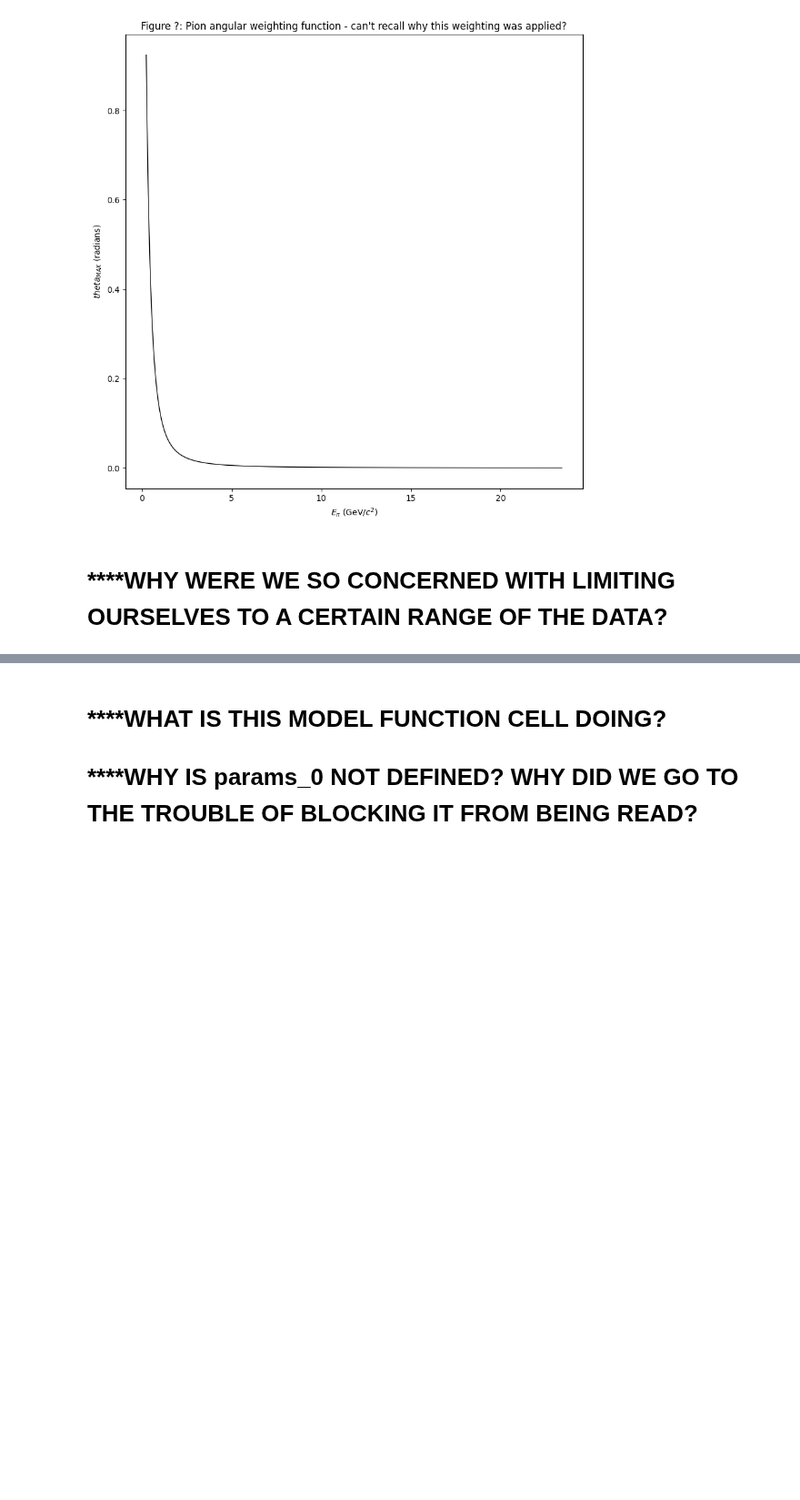
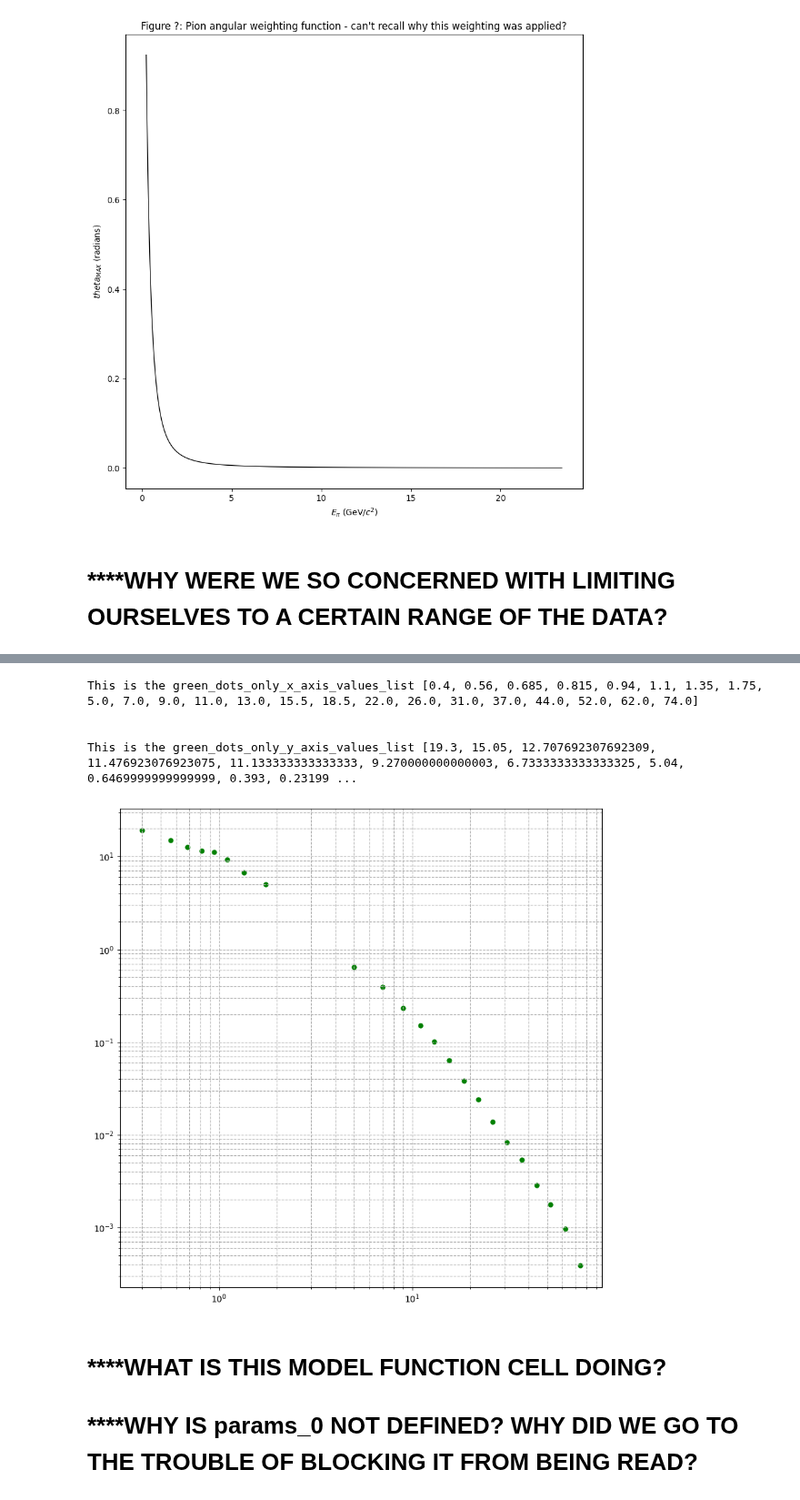
Before and after one commit to MrD0balina/Fourth-Year-Project---Neutrino-Oscillations, a Jupyter notebook: First_Notebook_SEM2_Consolidating_SEM_1_progress.ipynb, the cells around one changed output, grey strips where cells are left out. Shown at 91% size. Cells and saved outputs as stored; diff of their text form; code cells hidden in the pictures; blank space fills up the shorter version.

```diff
--- a/First_Notebook_SEM2_Consolidating_SEM_1_progress.ipynb
+++ b/First_Notebook_SEM2_Consolidating_SEM_1_progress.ipynb
@@ -482,3 +567,28 @@ print(len(green_dots_y_only_between_1_5_and_10))
+# %%
+## Plot all the green dots ##
+
+f = plt.figure()
+f.set_figwidth(10)
+f.set_figheight(10)
+
+plt.scatter(   x = green_dots_only_x_axis_values_list   ,   y = green_dots_only_y_axis_values_list   ,   c = "green" , s = 25 , label =  labels_list )
+
+plt.xscale("log")
+plt.yscale("log")
+
+plt.grid( True , which = "both" , ls = "--" )
+
+print("This is the green_dots_only_x_axis_values_list", green_dots_only_x_axis_values_list)
+print("\n")
+print("This is the green_dots_only_y_axis_values_list", green_dots_only_y_axis_values_list)
+
+plt.show()
+# %% [output]
+This is the green_dots_only_x_axis_values_list [0.4, 0.56, 0.685, 0.815, 0.94, 1.1, 1.35, 1.75, 5.0, 7.0, 9.0, 11.0, 13.0, 15.5, 18.5, 22.0, 26.0, 31.0, 37.0, 44.0, 52.0, 62.0, 74.0]
+
+
+This is the green_dots_only_y_axis_values_list [19.3, 15.05, 12.707692307692309, 11.476923076923075, 11.133333333333333, 9.270000000000003, 6.7333333333333325, 5.04, 0.6469999999999999, 0.393, 0.23199 ...
+[figure, added]
 # %% [markdown]
 # ****WHAT IS THIS MODEL FUNCTION CELL DOING?
 
```
Also changed, not shown: parts of 4 cells of this notebook.
